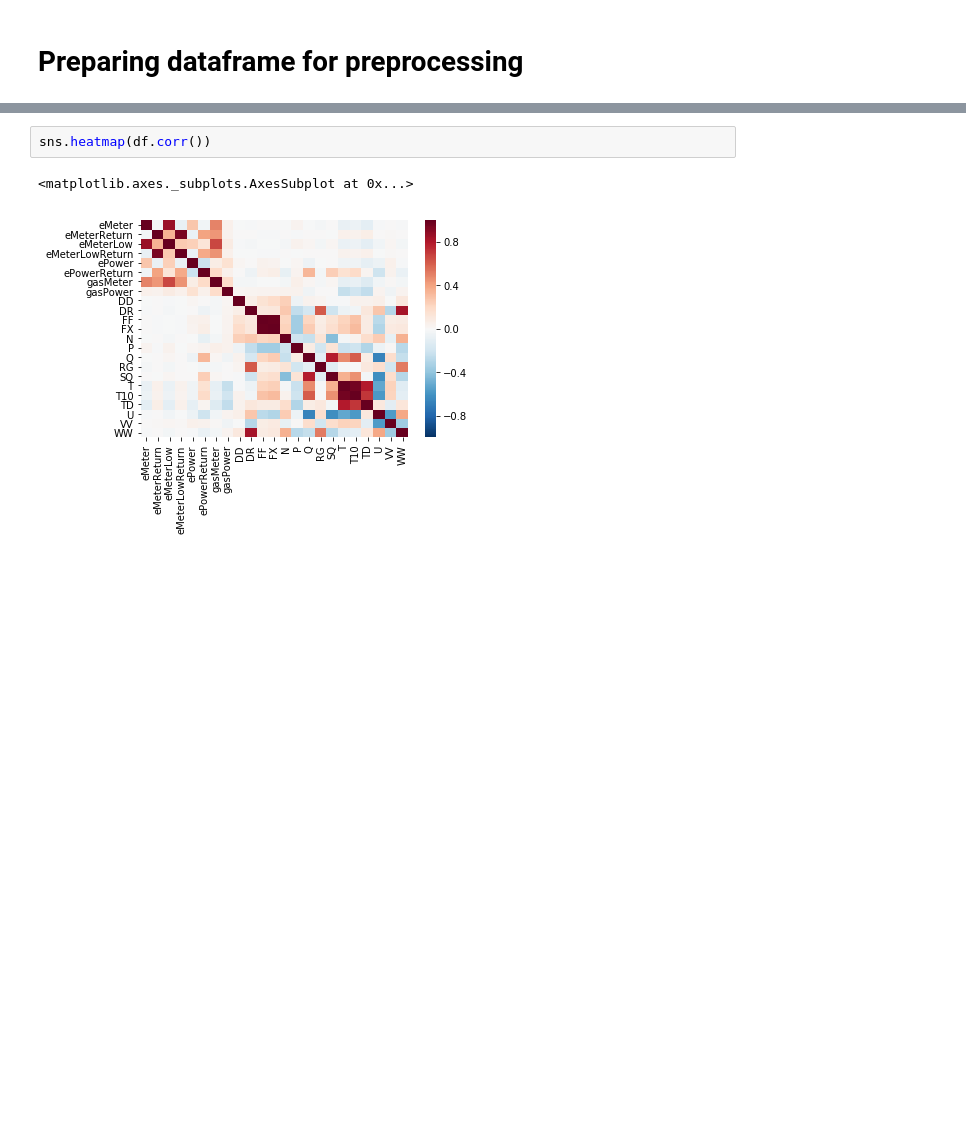
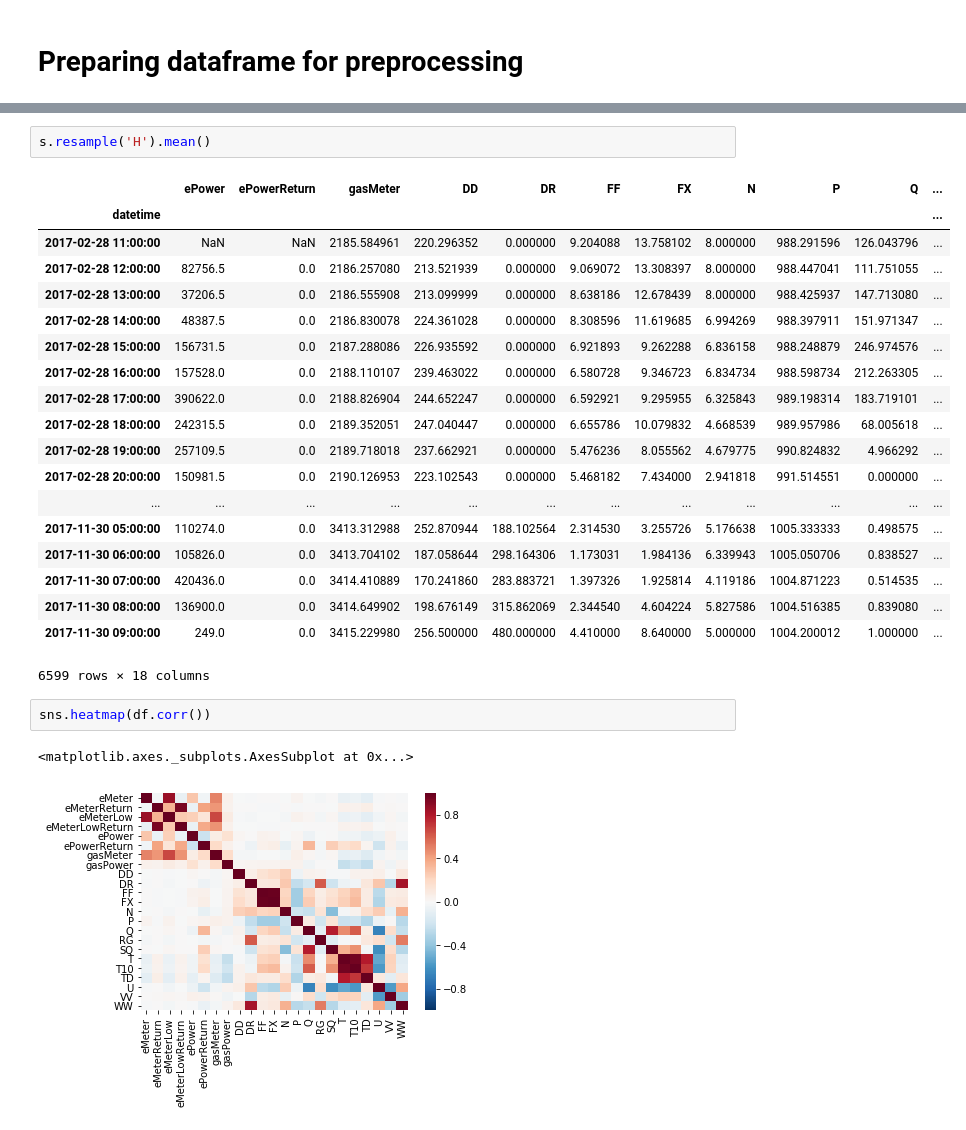
Before and after one commit to deKeijzer/KB-74-OPSCHALER, a Jupyter notebook: Personal_folders/Brian/Keras/gasPower higher resolution.ipynb, the cells around one changed output, grey strips where cells are left out. Cells and saved outputs as stored; diff of their text form; blank space fills up the shorter version.

```diff
--- a/Personal_folders/Brian/Keras/gasPower higher resolution.ipynb
+++ b/Personal_folders/Brian/Keras/gasPower higher resolution.ipynb
@@ -82,3 +125,25 @@ Wall time: 1.16 s
+# %%
+s.resample('H').mean()
+# %% [output]
+|  | ePower | ePowerReturn | gasMeter | DD | DR | FF | FX | N | P | Q | ... |
+| datetime |  |  |  |  |  |  |  |  |  |  | ... |
+| 2017-02-28 11:00:00 | NaN | NaN | 2185.584961 | 220.296352 | 0.000000 | 9.204088 | 13.758102 | 8.000000 | 988.291596 | 126.043796 | ... |
+| 2017-02-28 12:00:00 | 82756.5 | 0.0 | 2186.257080 | 213.521939 | 0.000000 | 9.069072 | 13.308397 | 8.000000 | 988.447041 | 111.751055 | ... |
+| 2017-02-28 13:00:00 | 37206.5 | 0.0 | 2186.555908 | 213.099999 | 0.000000 | 8.638186 | 12.678439 | 8.000000 | 988.425937 | 147.713080 | ... |
+| 2017-02-28 14:00:00 | 48387.5 | 0.0 | 2186.830078 | 224.361028 | 0.000000 | 8.308596 | 11.619685 | 6.994269 | 988.397911 | 151.971347 | ... |
+| 2017-02-28 15:00:00 | 156731.5 | 0.0 | 2187.288086 | 226.935592 | 0.000000 | 6.921893 | 9.262288 | 6.836158 | 988.248879 | 246.974576 | ... |
+| 2017-02-28 16:00:00 | 157528.0 | 0.0 | 2188.110107 | 239.463022 | 0.000000 | 6.580728 | 9.346723 | 6.834734 | 988.598734 | 212.263305 | ... |
+| 2017-02-28 17:00:00 | 390622.0 | 0.0 | 2188.826904 | 244.652247 | 0.000000 | 6.592921 | 9.295955 | 6.325843 | 989.198314 | 183.719101 | ... |
+| 2017-02-28 18:00:00 | 242315.5 | 0.0 | 2189.352051 | 247.040447 | 0.000000 | 6.655786 | 10.079832 | 4.668539 | 989.957986 | 68.005618 | ... |
+| 2017-02-28 19:00:00 | 257109.5 | 0.0 | 2189.718018 | 237.662921 | 0.000000 | 5.476236 | 8.055562 | 4.679775 | 990.824832 | 4.966292 | ... |
+| 2017-02-28 20:00:00 | 150981.5 | 0.0 | 2190.126953 | 223.102543 | 0.000000 | 5.468182 | 7.434000 | 2.941818 | 991.514551 | 0.000000 | ... |
+| ... | ... | ... | ... | ... | ... | ... | ... | ... | ... | ... | ... |
+| 2017-11-30 05:00:00 | 110274.0 | 0.0 | 3413.312988 | 252.870944 | 188.102564 | 2.314530 | 3.255726 | 5.176638 | 1005.333333 | 0.498575 | ... |
+| 2017-11-30 06:00:00 | 105826.0 | 0.0 | 3413.704102 | 187.058644 | 298.164306 | 1.173031 | 1.984136 | 6.339943 | 1005.050706 | 0.838527 | ... |
+| 2017-11-30 07:00:00 | 420436.0 | 0.0 | 3414.410889 | 170.241860 | 283.883721 | 1.397326 | 1.925814 | 4.119186 | 1004.871223 | 0.514535 | ... |
+| 2017-11-30 08:00:00 | 136900.0 | 0.0 | 3414.649902 | 198.676149 | 315.862069 | 2.344540 | 4.604224 | 5.827586 | 1004.516385 | 0.839080 | ... |
+| 2017-11-30 09:00:00 | 249.0 | 0.0 | 3415.229980 | 256.500000 | 480.000000 | 4.410000 | 8.640000 | 5.000000 | 1004.200012 | 1.000000 | ... |
+6599 rows × 18 columns
 # %%
 sns.heatmap(df.corr())
 # %% [output]
```
Also changed, not shown: parts of 6 cells of this notebook, 1 other file.
